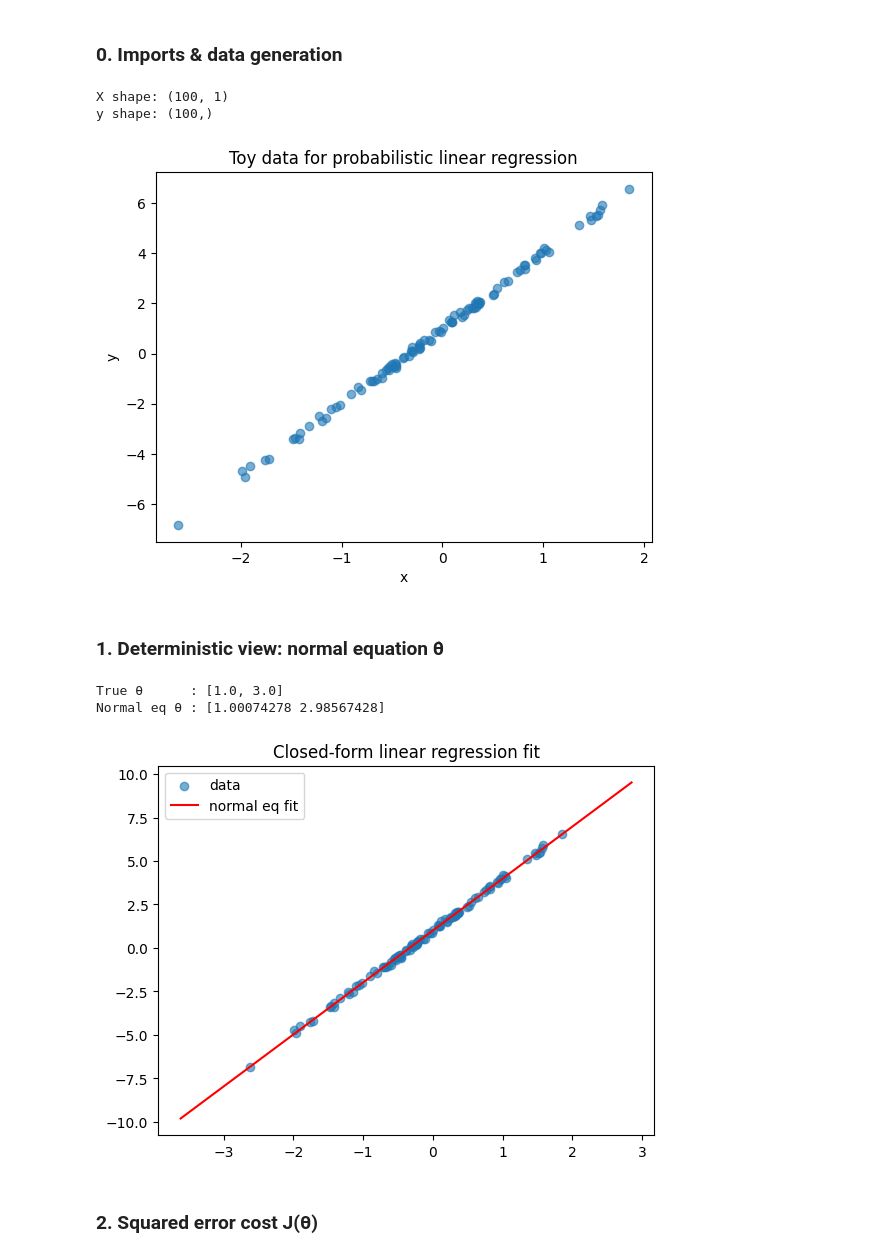
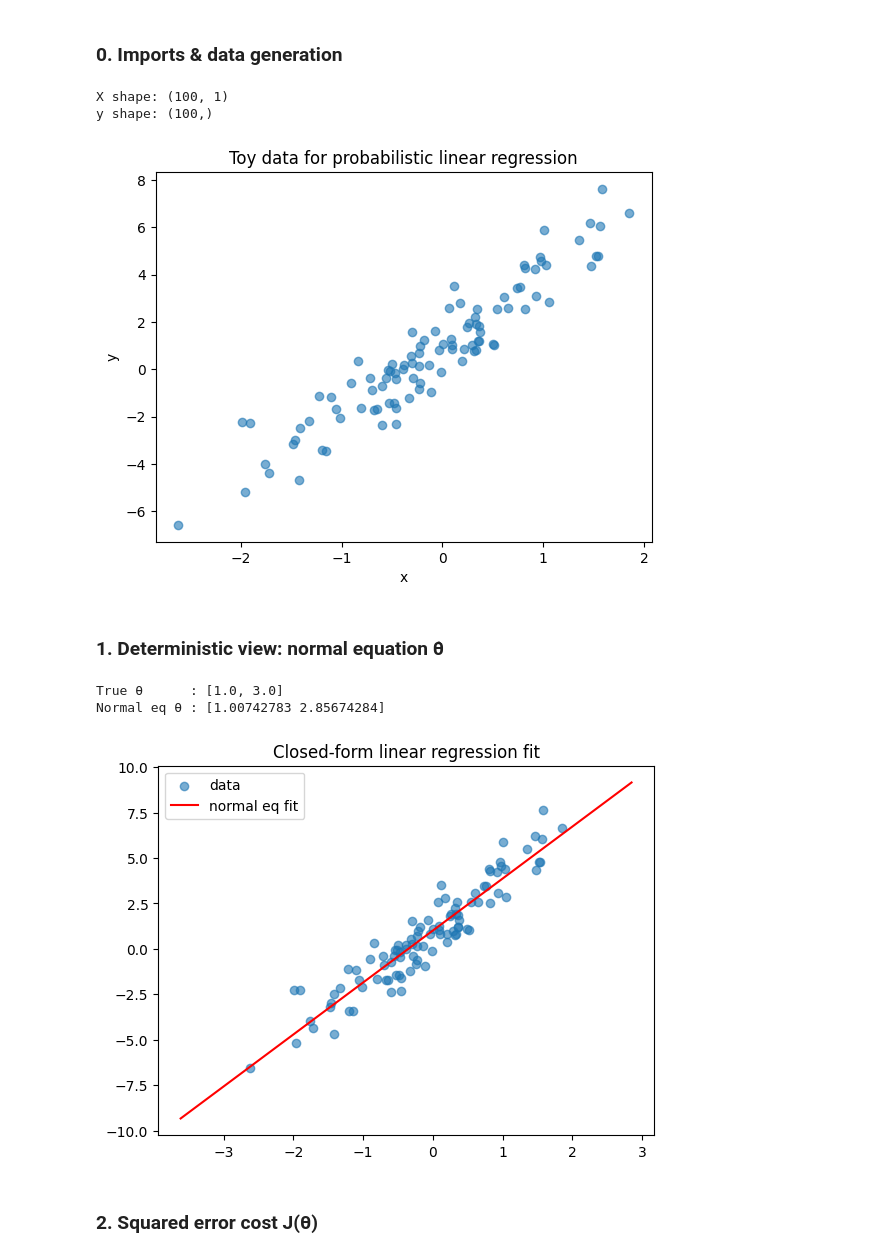
Before and after one commit to binaryecheos/oppimista-logs, a Jupyter notebook: probablistic_interpretation/probablistc_linear_regression.ipynb, the cells around one changed output. Saved outputs shown, nothing was run; the diff lists cells and outputs as text; code cells hidden in the pictures.

```diff
--- a/probablistic_interpretation/probablistc_linear_regression.ipynb
+++ b/probablistic_interpretation/probablistc_linear_regression.ipynb
@@ -9,35 +9,35 @@ import matplotlib.pyplot as plt
 np.random.seed(42)
 
 # True parameters
 true_theta0 = 1.0
 true_theta1 = 3.0
-true_sigma2 = 0.1 ** 2   # variance of Gaussian noise
+true_sigma2 = 1.0 ** 2   # σ² = 1.0  # variance of Gaussian noise
 
 # Generate toy data
 n = 100
 X = np.random.randn(n, 1)                       # shape (n, 1)
 noise = np.sqrt(true_sigma2) * np.random.randn(n)
 y = true_theta0 + true_theta1 * X.flatten() + noise
 
 def add_bias(X):
     n = X.shape[0]
     return np.c_[np.ones((n, 1)), X]           # (n, d+1)
 
 Xb = add_bias(X)
 
 print("X shape:", X.shape)
 print("y shape:", y.shape)
 
 # Scatter to see the data
 plt.scatter(X, y, alpha=0.6)
 plt.xlabel("x")
 plt.ylabel("y")
 plt.title("Toy data for probabilistic linear regression")
 plt.show()
 # %% [output]
 X shape: (100, 1)
 y shape: (100,)
-[figure, old version]
+[figure, new version]
 # %% [markdown]
 ### 1. Deterministic view: normal equation θ̂
 # %%
@@ -67,8 +67,8 @@ plt.title("Closed-form linear regression fit")
 plt.show()
 # %% [output]
 True θ      : [1.0, 3.0]
-Normal eq θ : [1.00074278 2.98567428]
+Normal eq θ : [1.00742783 2.85674284]
-[figure, old version]
+[figure, new version]
 # %% [markdown]
 ### 2. Squared error cost J(θ)
 # %%
```
Also changed, not shown: parts of 13 cells of this notebook, 1 other file.
